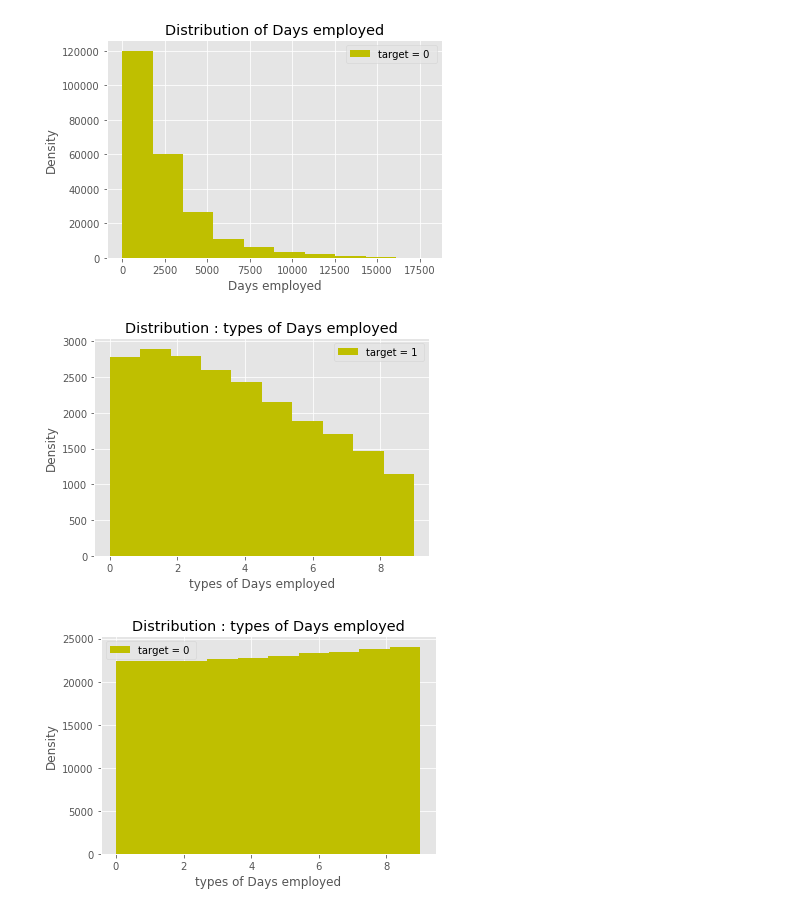
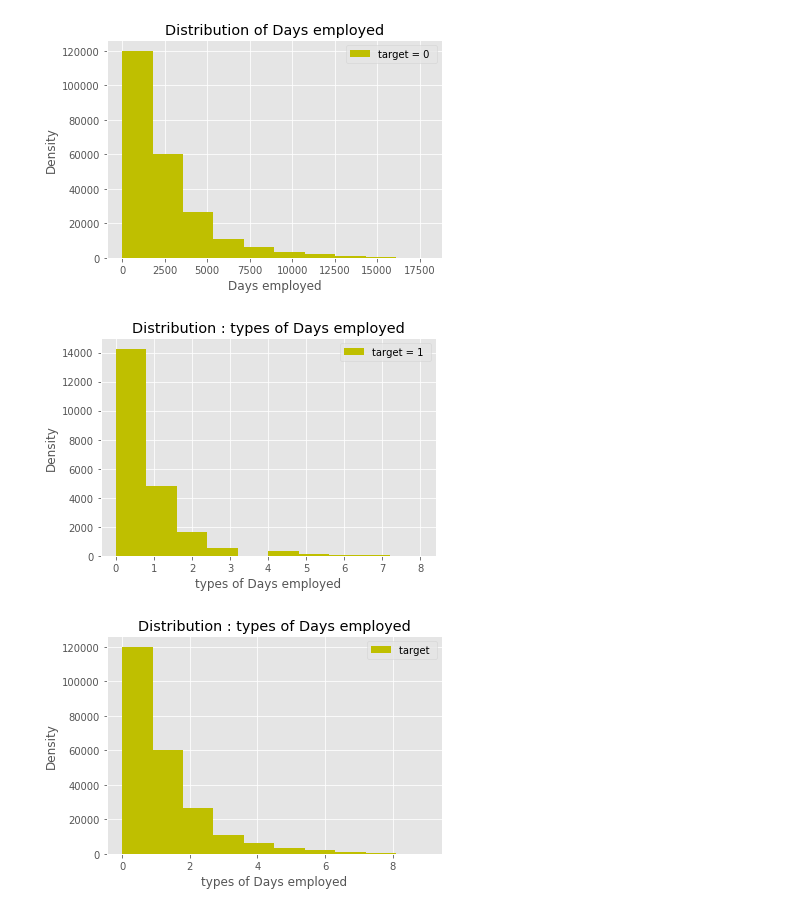
Before and after one commit to vic22981106/2nd-ML100Days, a Jupyter notebook: homework/Day_013_HW.ipynb, the cells around one changed output. Drawn from its saved outputs; the diff is of its cells as text; code cells hidden in the pictures.

```diff
--- a/homework/Day_013_HW.ipynb
+++ b/homework/Day_013_HW.ipynb
@@ -145,19 +145,19 @@ plt.show()
 # %% [output]
 [figure]
 # %%
-train['DAYS_EMPLOYED_TYPE'] = pd.qcut(train['DAYS_EMPLOYED'],q=10,labels=False)
+train['DAYS_EMPLOYED_TYPE'] = pd.cut(train['DAYS_EMPLOYED'],bins=10,labels=False)
 plt.style.use('ggplot')
 plt.hist(train.loc[train['TARGET']==1 , 'DAYS_EMPLOYED_TYPE'],label='target = 1 ',color = 'y')
 plt.legend()
 plt.xlabel('types of Days employed'); plt.ylabel('Density'); plt.title('Distribution : types of Days employed');
 plt.show()
 # %% [output]
-[figure, old version]
+[figure, new version]
 # %%
 plt.style.use('ggplot')
-plt.hist(train.loc[train['TARGET']==0 , 'DAYS_EMPLOYED_TYPE'],label='target = 0 ',color = 'y')
+plt.hist(train.loc[train['TARGET']==0 , 'DAYS_EMPLOYED_TYPE'],label='target ',color = 'y')
 plt.legend()
 plt.xlabel('types of Days employed'); plt.ylabel('Density'); plt.title('Distribution : types of Days employed');
 plt.show()
 # %% [output]
-[figure, old version]
+[figure, new version]
```
Also changed, not shown: parts of 1 cell of this notebook, 1 other file.
